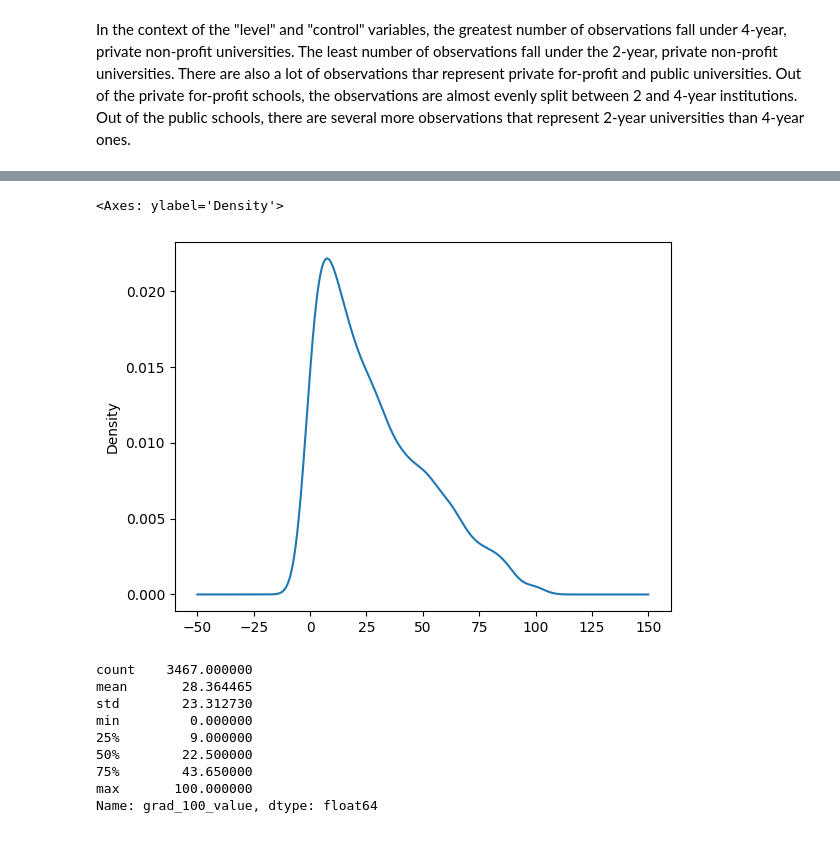
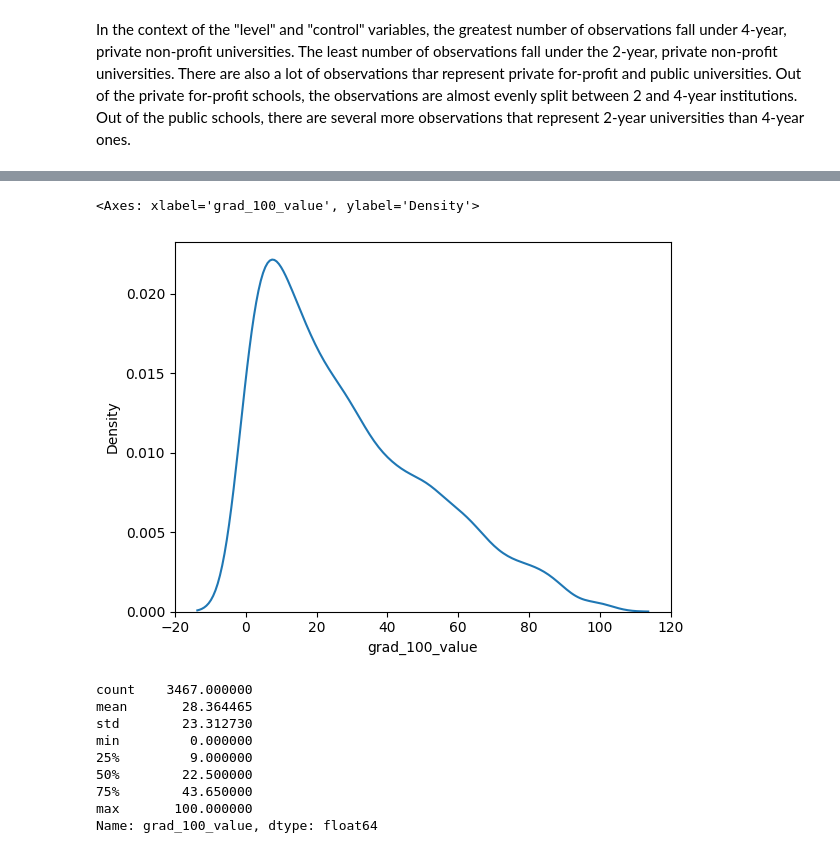
Before and after one commit to kelseymatsik/visualization, a Jupyter notebook: assignment/assignment.ipynb, the cells around one changed output, grey strips where cells are left out. Saved outputs shown, nothing was run; the diff lists cells and outputs as text; code cells hidden in the pictures.

```diff
--- a/assignment/assignment.ipynb
+++ b/assignment/assignment.ipynb
@@ -63,8 +79,8 @@ df.boxplot(column = "grad_100_value", grid=False)
 # %%
-df["grad_100_value"].plot.density()
+sns.kdeplot(df["grad_100_value"])
 # %% [output]
-<Axes: ylabel='Density'>
+<Axes: xlabel='grad_100_value', ylabel='Density'>
-[figure, old version]
+[figure, new version]
 # %%
 df["grad_100_value"].describe()
 # %% [output]
```
Also changed, not shown: parts of 11 cells of this notebook.
